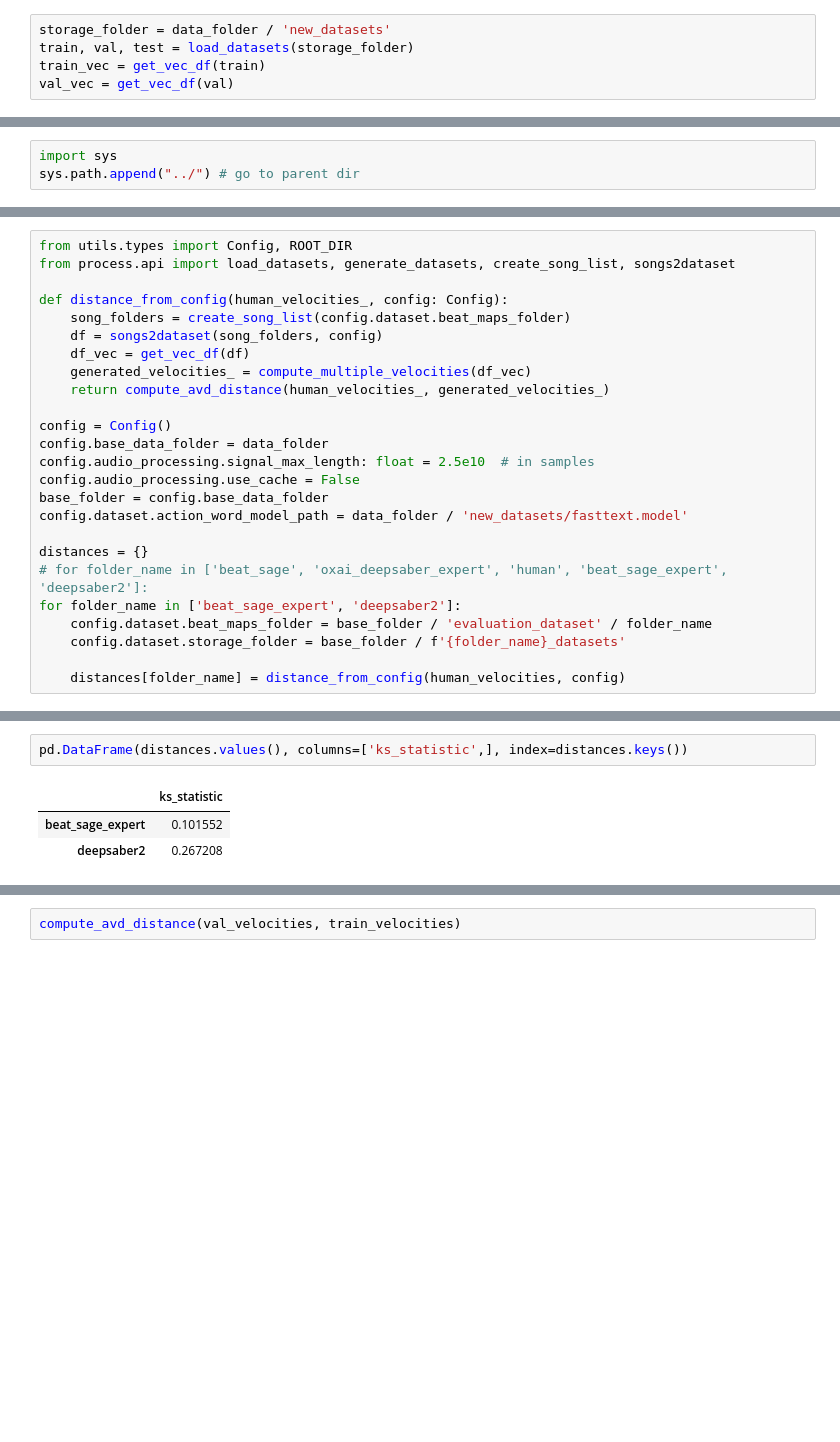
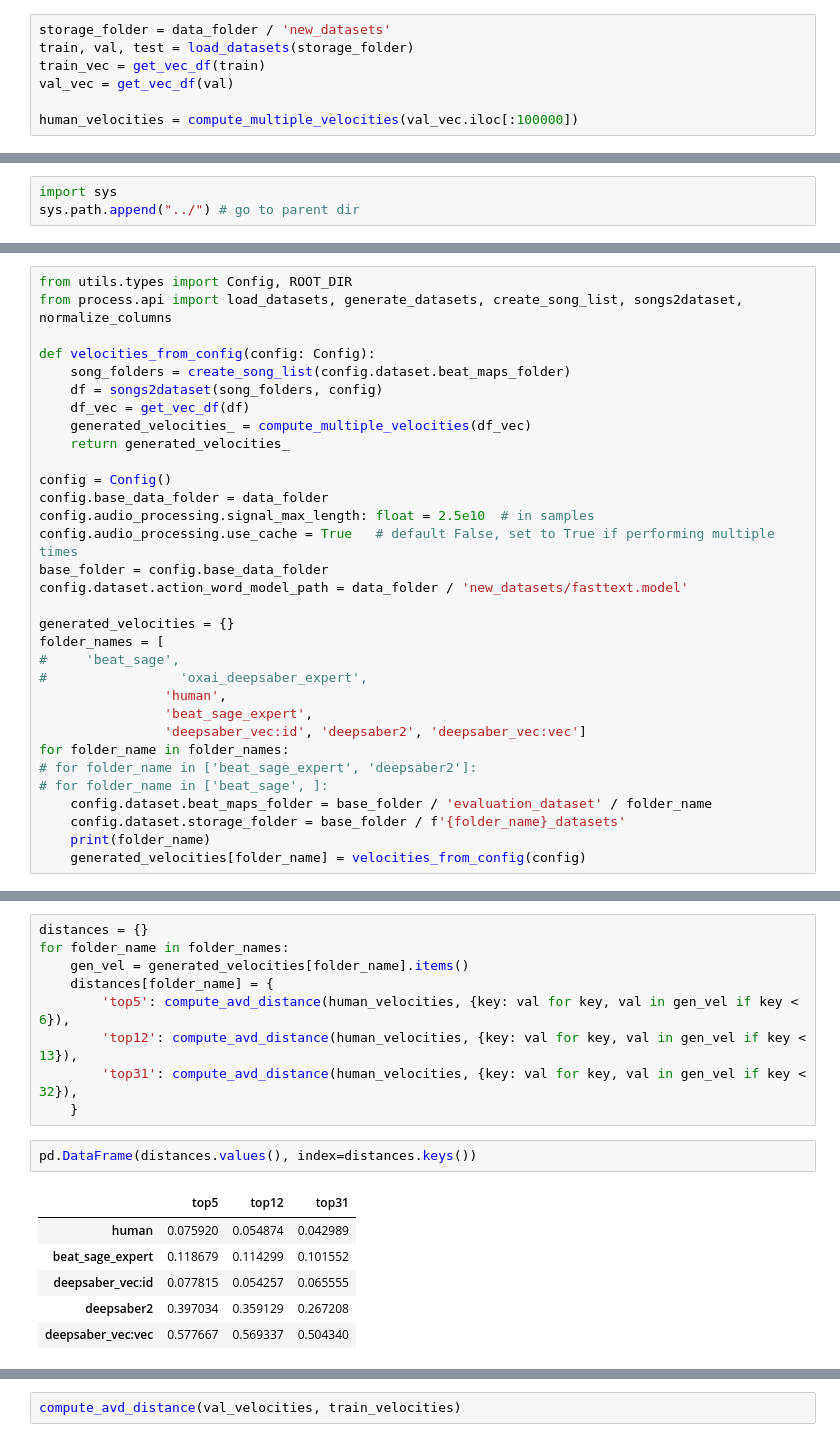
Before and after one commit to ronaldluc/DeepSaber, a Jupyter notebook: src/notebooks/results_exploration.ipynb, the cells around one changed output, grey strips where cells are left out. Cells and saved outputs as stored; diff of their text form; blank space fills up the shorter version.

```diff
--- a/src/notebooks/results_exploration.ipynb
+++ b/src/notebooks/results_exploration.ipynb
@@ -358,3 +389,5 @@ storage_folder = data_folder / 'new_datasets'
 train, val, test = load_datasets(storage_folder)
 train_vec = get_vec_df(train)
 val_vec = get_vec_df(val)
+
+human_velocities = compute_multiple_velocities(val_vec.iloc[:100000])
@@ -420,26 +464,33 @@ Requirement already satisfied: python-dateutil<3.0.0,>=2.1 in /opt/conda/lib/pyt
 # %%
 from utils.types import Config, ROOT_DIR
-from process.api import load_datasets, generate_datasets, create_song_list, songs2dataset
+from process.api import load_datasets, generate_datasets, create_song_list, songs2dataset, normalize_columns
 
-def distance_from_config(human_velocities_, config: Config):
+def velocities_from_config(config: Config):
     song_folders = create_song_list(config.dataset.beat_maps_folder)
     df = songs2dataset(song_folders, config)
     df_vec = get_vec_df(df)
     generated_velocities_ = compute_multiple_velocities(df_vec)
-    return compute_avd_distance(human_velocities_, generated_velocities_)
+    return generated_velocities_
 
 config = Config()
 config.base_data_folder = data_folder
 config.audio_processing.signal_max_length: float = 2.5e10  # in samples
-config.audio_processing.use_cache = False
+config.audio_processing.use_cache = True   # default False, set to True if performing multiple times
 base_folder = config.base_data_folder
 config.dataset.action_word_model_path = data_folder / 'new_datasets/fasttext.model'
 
-distances = {}
-# for folder_name in ['beat_sage', 'oxai_deepsaber_expert', 'human', 'beat_sage_expert', 'deepsaber2']:
-for folder_name in ['beat_sage_expert', 'deepsaber2']:
+generated_velocities = {}
+folder_names = [
+#     'beat_sage',
+#                 'oxai_deepsaber_expert',
+                'human',
+                'beat_sage_expert',
+                'deepsaber_vec:id', 'deepsaber2', 'deepsaber_vec:vec']
+for folder_name in folder_names:
+# for folder_name in ['beat_sage_expert', 'deepsaber2']:
+# for folder_name in ['beat_sage', ]:
     config.dataset.beat_maps_folder = base_folder / 'evaluation_dataset' / folder_name
     config.dataset.storage_folder = base_folder / f'{folder_name}_datasets'
-
-    distances[folder_name] = distance_from_config(human_velocities, config)
+    print(folder_name)
+    generated_velocities[folder_name] = velocities_from_config(config)
 # %% [output]
@@ -458,9 +535,21 @@ for folder_name in ['beat_sage_expert', 'deepsaber2']:
+# %%
+distances = {}
+for folder_name in folder_names:
+    gen_vel = generated_velocities[folder_name].items()
+    distances[folder_name] = {
+        'top5': compute_avd_distance(human_velocities, {key: val for key, val in gen_vel if key < 6}),
+        'top12': compute_avd_distance(human_velocities, {key: val for key, val in gen_vel if key < 13}),
+        'top31': compute_avd_distance(human_velocities, {key: val for key, val in gen_vel if key < 32}),
+    }
 # %%
-pd.DataFrame(distances.values(), columns=['ks_statistic',], index=distances.keys())
+pd.DataFrame(distances.values(), index=distances.keys())
 # %% [output]
-|  | ks_statistic |
-| beat_sage_expert | 0.101552 |
-| deepsaber2 | 0.267208 |
+|  | top5 | top12 | top31 |
+| human | 0.075920 | 0.054874 | 0.042989 |
+| beat_sage_expert | 0.118679 | 0.114299 | 0.101552 |
+| deepsaber_vec:id | 0.077815 | 0.054257 | 0.065555 |
+| deepsaber2 | 0.397034 | 0.359129 | 0.267208 |
+| deepsaber_vec:vec | 0.577667 | 0.569337 | 0.504340 |
 # %%
 beat_sage_vec = get_vec_df(df)
 generated_velocities = compute_multiple_velocities(beat_sage_vec)
```
Also changed, not shown: parts of 12 cells of this notebook, 9 other files.
